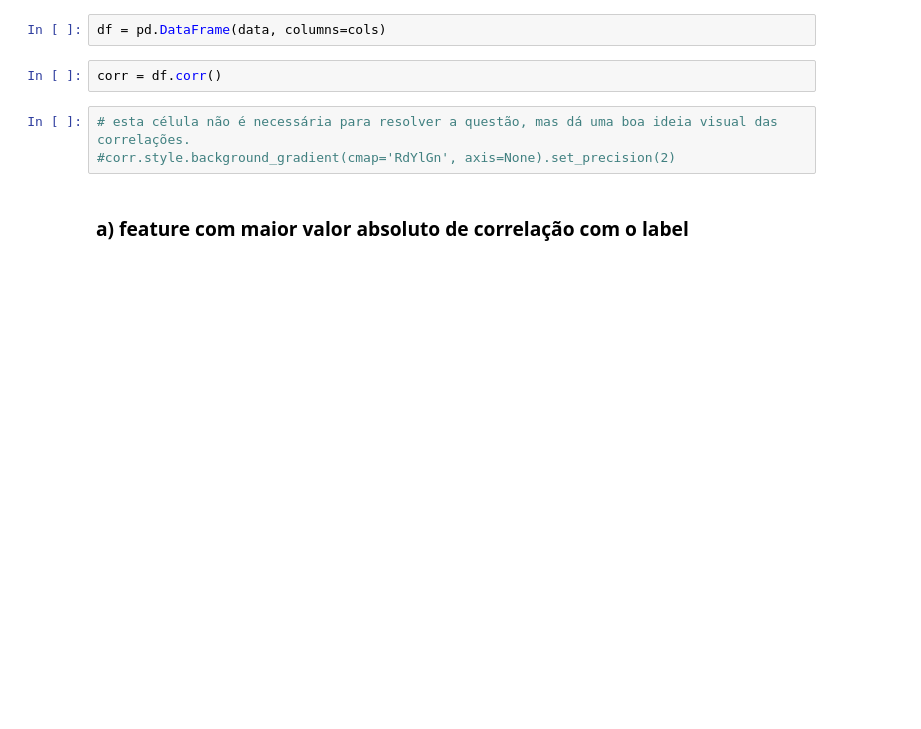
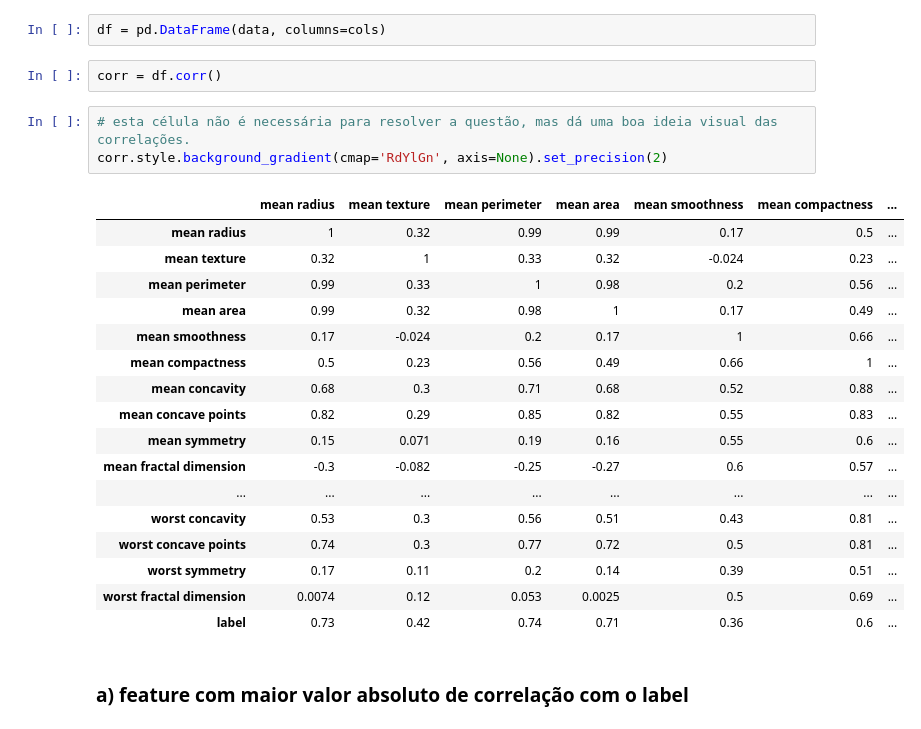
Before and after one commit to regispires/aulas-machine-learning-2019, a Jupyter notebook: 08-Resolucao_AP1.ipynb, the cells around one changed output. Cells and saved outputs as stored; diff of their text form; blank space fills up the shorter version.

```diff
--- a/08-Resolucao_AP1.ipynb
+++ b/08-Resolucao_AP1.ipynb
@@ -92,7 +92,25 @@ df = pd.DataFrame(data, columns=cols)
 corr = df.corr()
 # %%
 # esta célula não é necessária para resolver a questão, mas dá uma boa ideia visual das correlações.
-#corr.style.background_gradient(cmap='RdYlGn', axis=None).set_precision(2)
+corr.style.background_gradient(cmap='RdYlGn', axis=None).set_precision(2)
+# %% [output]
+|  | mean radius | mean texture | mean perimeter | mean area | mean smoothness | mean compactness | ... |
+| mean radius | 1 | 0.32 | 0.99 | 0.99 | 0.17 | 0.5 | ... |
+| mean texture | 0.32 | 1 | 0.33 | 0.32 | -0.024 | 0.23 | ... |
+| mean perimeter | 0.99 | 0.33 | 1 | 0.98 | 0.2 | 0.56 | ... |
+| mean area | 0.99 | 0.32 | 0.98 | 1 | 0.17 | 0.49 | ... |
+| mean smoothness | 0.17 | -0.024 | 0.2 | 0.17 | 1 | 0.66 | ... |
+| mean compactness | 0.5 | 0.23 | 0.56 | 0.49 | 0.66 | 1 | ... |
+| mean concavity | 0.68 | 0.3 | 0.71 | 0.68 | 0.52 | 0.88 | ... |
+| mean concave points | 0.82 | 0.29 | 0.85 | 0.82 | 0.55 | 0.83 | ... |
+| mean symmetry | 0.15 | 0.071 | 0.19 | 0.16 | 0.55 | 0.6 | ... |
+| mean fractal dimension | -0.3 | -0.082 | -0.25 | -0.27 | 0.6 | 0.57 | ... |
+| ... | ... | ... | ... | ... | ... | ... | ... |
+| worst concavity | 0.53 | 0.3 | 0.56 | 0.51 | 0.43 | 0.81 | ... |
+| worst concave points | 0.74 | 0.3 | 0.77 | 0.72 | 0.5 | 0.81 | ... |
+| worst symmetry | 0.17 | 0.11 | 0.2 | 0.14 | 0.39 | 0.51 | ... |
+| worst fractal dimension | 0.0074 | 0.12 | 0.053 | 0.0025 | 0.5 | 0.69 | ... |
+| label | 0.73 | 0.42 | 0.74 | 0.71 | 0.36 | 0.6 | ... |
 # %% [markdown]
 ### a) feature com maior valor absoluto de correlação com o label
 # %%
```
Also changed, not shown: parts of 3 cells of this notebook.
